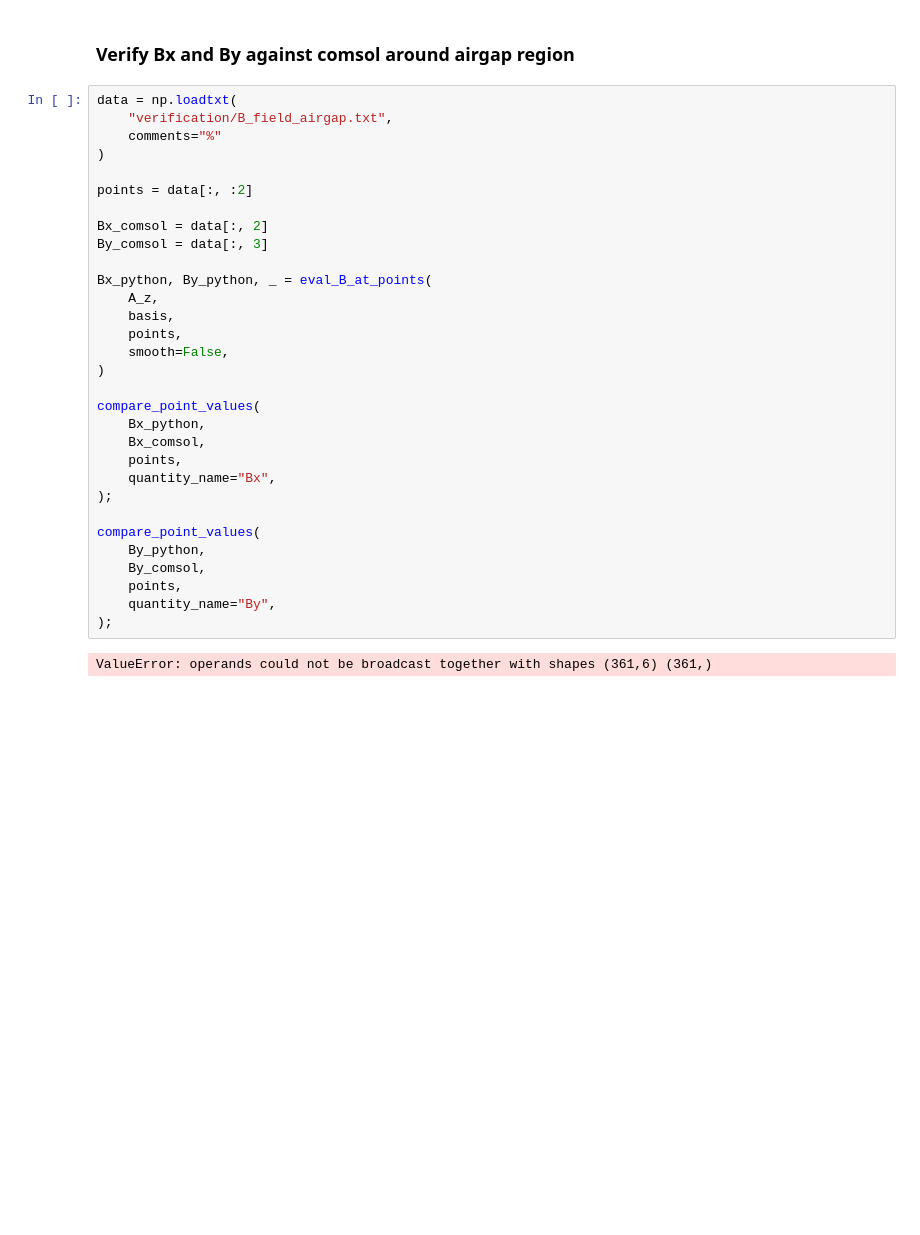
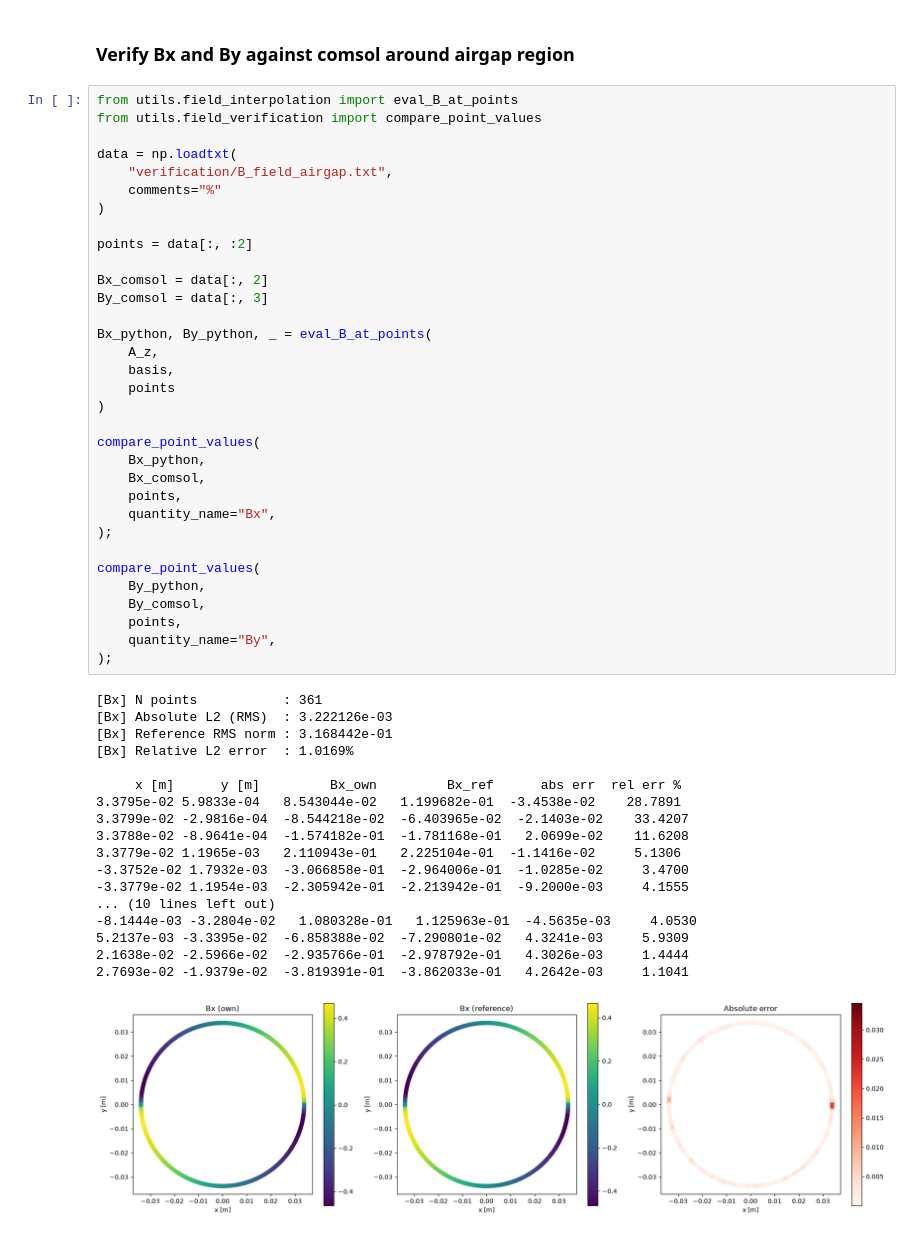
Before and after one commit to VerttiAalto100/computational-electromagnetics, a Jupyter notebook: ex6-pmsm/pmsm_2d.ipynb, the cells around one changed output. Drawn from its saved outputs; the diff is of its cells as text; blank space fills up the shorter version.

```diff
--- a/ex6-pmsm/pmsm_2d.ipynb
+++ b/ex6-pmsm/pmsm_2d.ipynb
@@ -580,35 +581,54 @@ compare_point_values(
 # %% [markdown]
 ### Verify Bx and By against comsol around airgap region
 # %%
+from utils.field_interpolation import eval_B_at_points
+from utils.field_verification import compare_point_values
+
 data = np.loadtxt(
     "verification/B_field_airgap.txt",
     comments="%"
 )
 
 points = data[:, :2]
 
 Bx_comsol = data[:, 2]
 By_comsol = data[:, 3]
 
 Bx_python, By_python, _ = eval_B_at_points(
     A_z,
     basis,
-    points,
-    smooth=False,
+    points
 )
 
 compare_point_values(
     Bx_python,
     Bx_comsol,
     points,
     quantity_name="Bx",
 );
 
 compare_point_values(
     By_python,
     By_comsol,
     points,
     quantity_name="By",
 );
 # %% [output]
-ValueError: operands could not be broadcast together with shapes (361,6) (361,)
+[Bx] N points           : 361
+[Bx] Absolute L2 (RMS)  : 3.222126e-03
+[Bx] Reference RMS norm : 3.168442e-01
+[Bx] Relative L2 error  : 1.0169%
+
+     x [m]      y [m]         Bx_own         Bx_ref      abs err  rel err %
+3.3795e-02 5.9833e-04   8.543044e-02   1.199682e-01  -3.4538e-02    28.7891
+3.3799e-02 -2.9816e-04  -8.544218e-02  -6.403965e-02  -2.1403e-02    33.4207
+3.3788e-02 -8.9641e-04  -1.574182e-01  -1.781168e-01   2.0699e-02    11.6208
+3.3779e-02 1.1965e-03   2.110943e-01   2.225104e-01  -1.1416e-02     5.1306
+-3.3752e-02 1.7932e-03  -3.066858e-01  -2.964006e-01  -1.0285e-02     3.4700
+-3.3779e-02 1.1954e-03  -2.305942e-01  -2.213942e-01  -9.2000e-03     4.1555
+... (10 lines left out)
+-8.1444e-03 -3.2804e-02   1.080328e-01   1.125963e-01  -4.5635e-03     4.0530
+5.2137e-03 -3.3395e-02  -6.858388e-02  -7.290801e-02   4.3241e-03     5.9309
+2.1638e-02 -2.5966e-02  -2.935766e-01  -2.978792e-01   4.3026e-03     1.4444
+2.7693e-02 -1.9379e-02  -3.819391e-01  -3.862033e-01   4.2642e-03     1.1041
+[figure, added]
```
Also changed, not shown: parts of 7 cells of this notebook.
